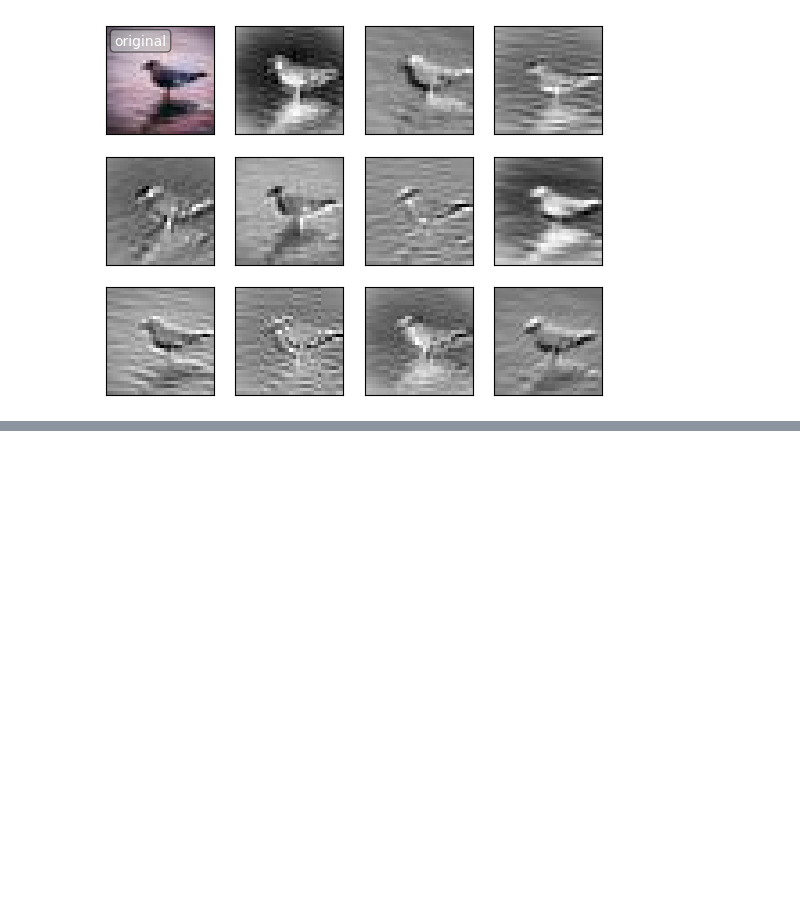
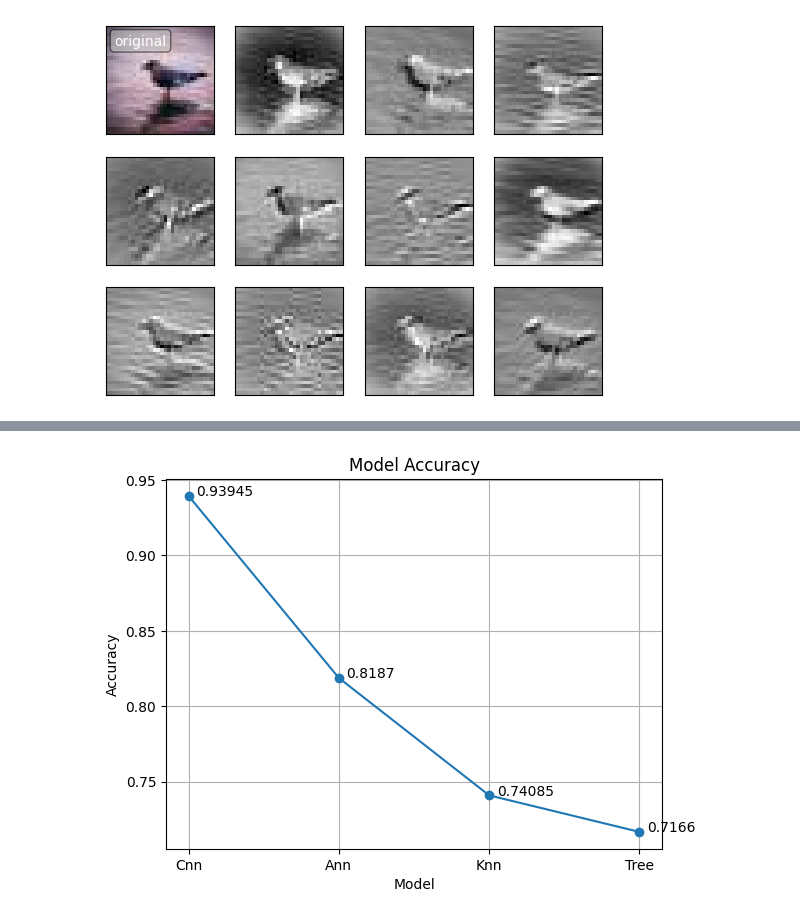
Before and after one commit to fagner02/RealFakeClassification, a Jupyter notebook: cnn_notebook.ipynb, the cells around one changed output, grey strips where cells are left out. Saved outputs shown, nothing was run; the diff lists cells and outputs as text; code cells hidden in the pictures; blank space fills up the shorter version.

```diff
--- a/cnn_notebook.ipynb
+++ b/cnn_notebook.ipynb
@@ -194,0 +172,15 @@ plt.grid()
+# %%
+acc = []
+for proba in [cnn_proba, ann_proba, knn_proba, tree_proba]:
+    acc.append(accuracy_score(test_y, [np.argmax(x) for x in proba]))
+names = ['Cnn', 'Ann', 'Knn', 'Tree']
+
+plt.plot(names,acc, '-o')
+for x, y, name in zip(range(len(acc)), acc, names):
+    plt.text(x+0.05, y, y)
+plt.ylabel('Accuracy')
+plt.xlabel('Model')
+plt.title('Model Accuracy')
+plt.grid()
+# %% [output]
+[figure, added]
```
Also changed, not shown: parts of 8 cells of this notebook, 1 other file.
